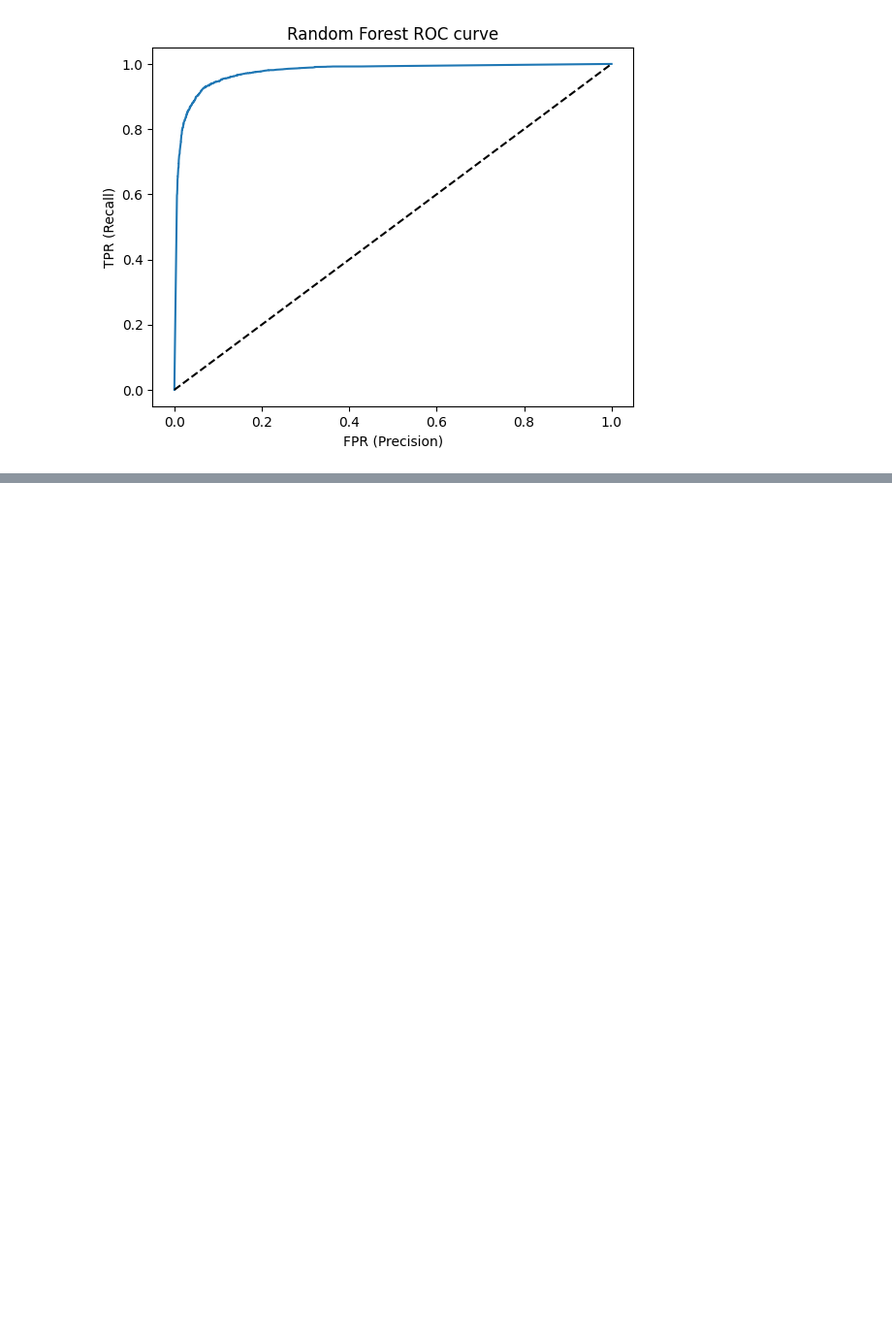
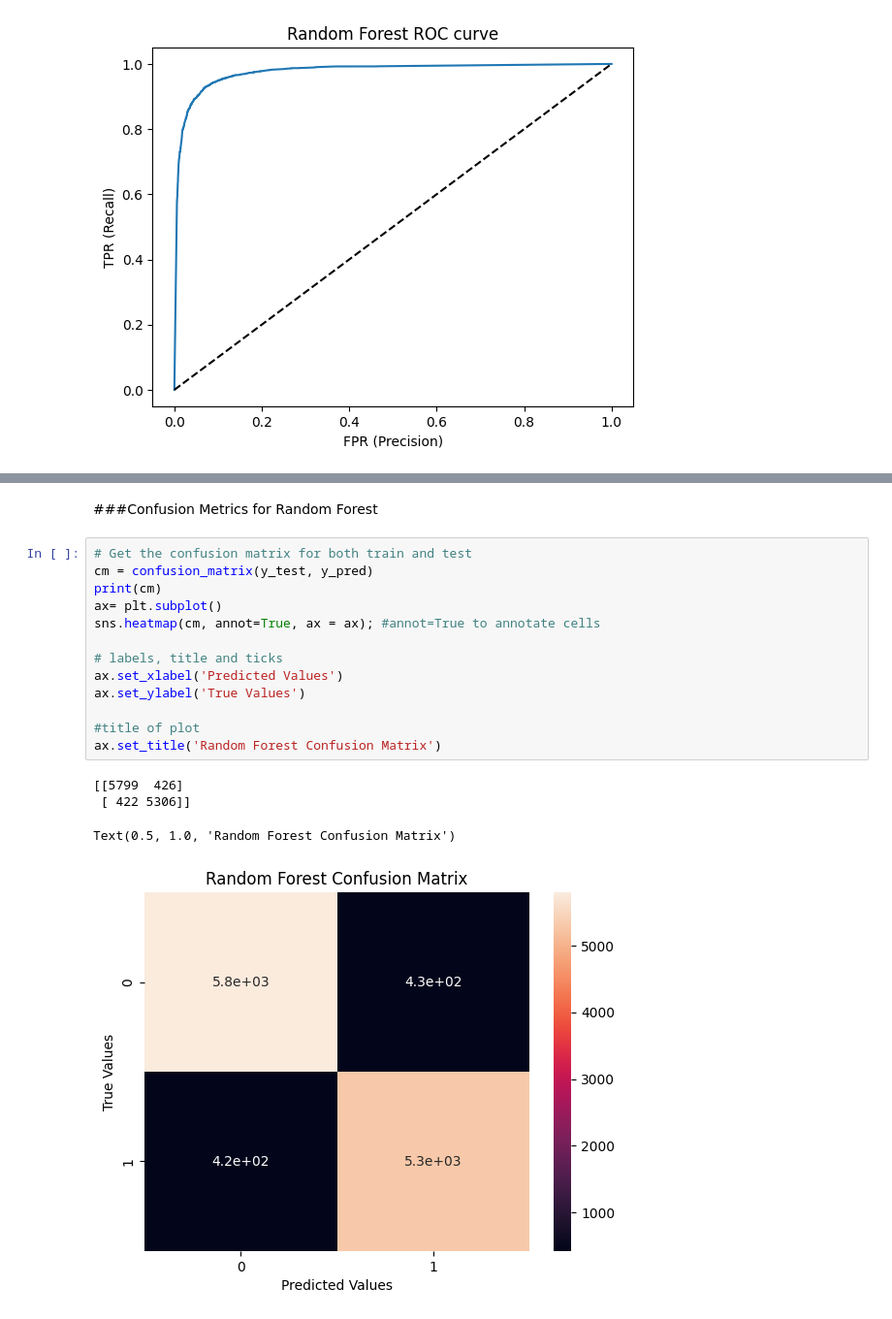
Before and after one commit to Kumarisimran626/Airline_Passenger_Referral_Prediction, a Jupyter notebook: S_K_Airline_Passenger_Referral_Prediction_Capstone_Project.ipynb, the cells around one changed output, grey strips where cells are left out. Shown at 97% size. Drawn from its saved outputs; the diff is of its cells as text; blank space fills up the shorter version.

```diff
--- a/S_K_Airline_Passenger_Referral_Prediction_Capstone_Project.ipynb
+++ b/S_K_Airline_Passenger_Referral_Prediction_Capstone_Project.ipynb
@@ -866,0 +877,20 @@ plt.show()
+# %% [markdown]
+###<b/>Confusion Metrics for Random Forest</b>
+# %%
+# Get the confusion matrix for both train and test
+cm = confusion_matrix(y_test, y_pred)
+print(cm)
+ax= plt.subplot()
+sns.heatmap(cm, annot=True, ax = ax); #annot=True to annotate cells
+
+# labels, title and ticks
+ax.set_xlabel('Predicted Values')
+ax.set_ylabel('True Values')
+
+#title of plot
+ax.set_title('Random Forest Confusion Matrix')
+# %% [output]
+[[5799  426]
+ [ 422 5306]]
+Text(0.5, 1.0, 'Random Forest Confusion Matrix')
+[figure, added]
```
Also changed, not shown: parts of 6 cells of this notebook.
